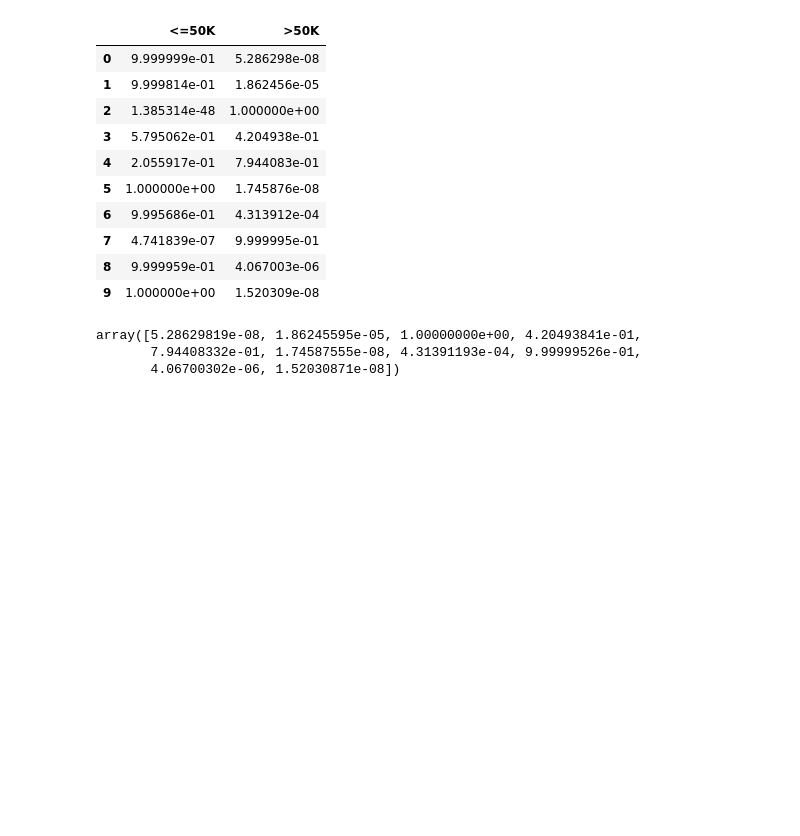
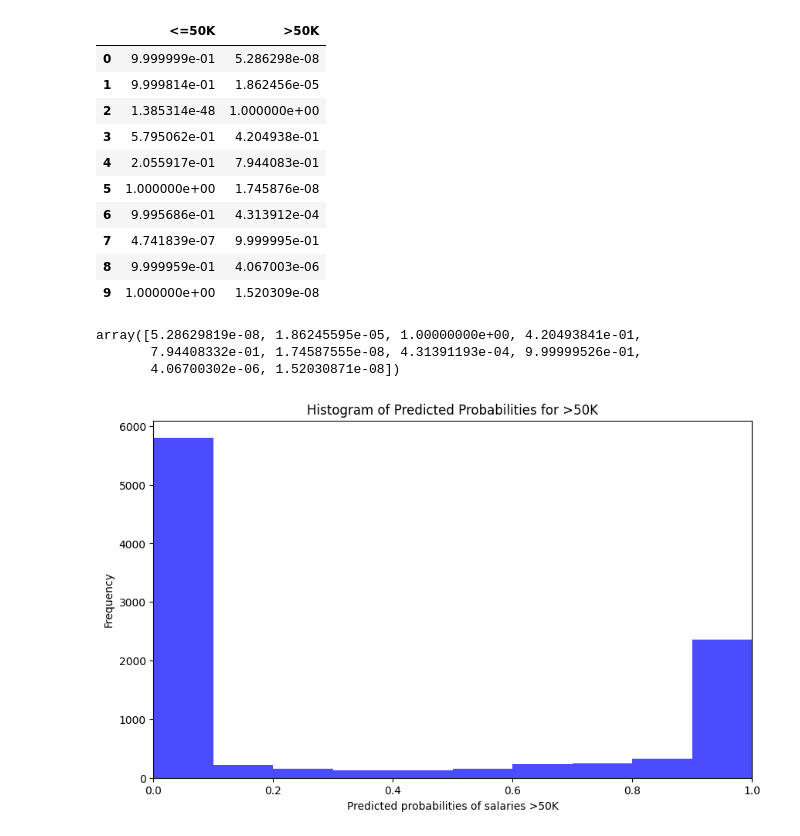
Before and after one commit to lucaskojo02/Adult-Income, a Jupyter notebook: adult_income.ipynb, the cells around one changed output. Drawn from its saved outputs; the diff is of its cells as text; code cells hidden in the pictures; blank space fills up the shorter version.

```diff
--- a/adult_income.ipynb
+++ b/adult_income.ipynb
@@ -951,3 +951,24 @@ array([5.28629819e-08, 1.86245595e-05, 1.00000000e+00, 4.20493841e-01,
 # %%
 # Storing the predicted probabilities for >50K
 y_pred_proba_50K = gnb.predict_proba(X_test)[:, 1]
+# %%
+# Plotting histogram of predicted probabilities for >50K
+
+# adjust the figure size
+plt.figure(figsize=(10, 6))
+
+# Plotting the histogram
+plt.hist(y_pred_proba_50K, bins=10, color='blue', alpha=0.7)
+
+# Adding title
+plt.title('Histogram of Predicted Probabilities for >50K')
+
+# set the x-axis limit
+plt.xlim(0,1)
+
+# set the the xlabel
+plt.xlabel('Predicted probabilities of salaries >50K')
+plt.ylabel('Frequency')
+plt.show()
+# %% [output]
+[figure, added]
```
Also changed, not shown: parts of 3 cells of this notebook.
